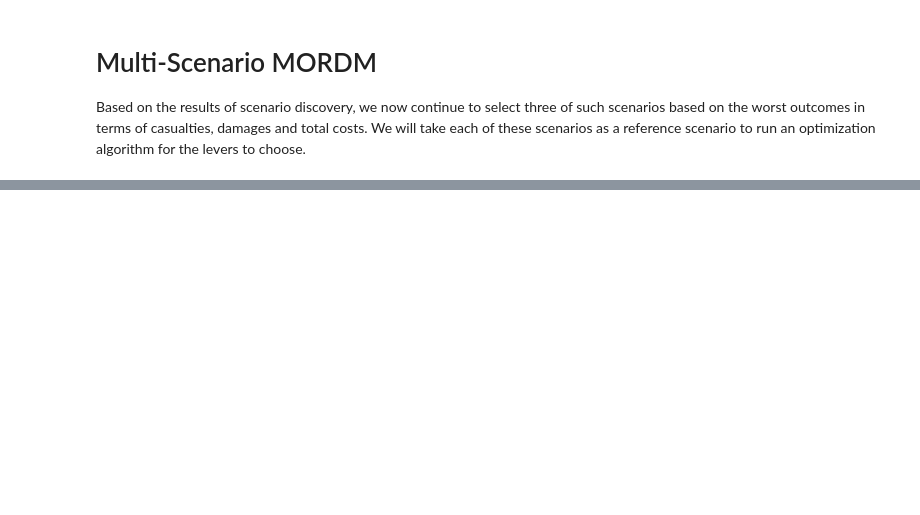
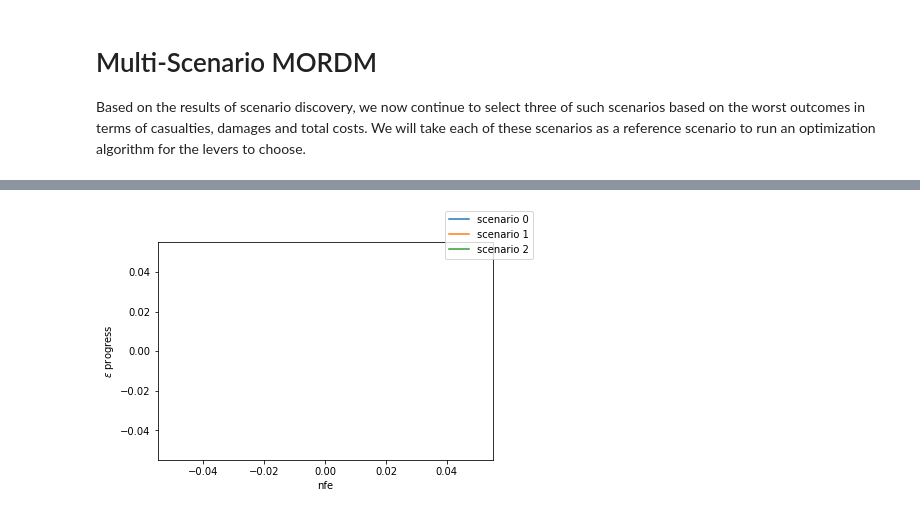
Before and after one commit to herzogrh/model-based-decision-making, a Jupyter notebook: model/2 - Multi-Scenario MORDM Gelderland.ipynb, the cells around one changed output, grey strips where cells are left out. Saved outputs shown, nothing was run; the diff lists cells and outputs as text; code cells hidden in the pictures; blank space fills up the shorter version.

Commit message:
Start of The Multi-Scenario Part MORDM

```diff
--- a/model/2 - Multi-Scenario MORDM Gelderland.ipynb
+++ b/model/2 - Multi-Scenario MORDM Gelderland.ipynb
@@ -321,0 +332,31 @@ Based on the results of scenario discovery, we now continue to select three of s
+# %%
+#Sum up Deaths and Damages
+results_df["Deaths Aggregated"] = results_df["A1_2 Aggr Expected Number of Deaths"] + results_df["A3 Aggr Expected Number of Deaths"]
+results_df["Damages Aggregated"] = results_df["A1_2 Aggr Expected Annual Damage"] + results_df["A3 Expected Annual Damage"]
+# %%
+#Get the three reference scenarios
+scenario_indices = [results_df.sort_values(["Evacuation Costs"]).tail(1).index[0],
+                    results_df.sort_values(["Deaths Aggregated"]).tail(1).index[0],
+                    results_df.sort_values(["Damages Aggregated"]).tail(1).index[0]]
+selected = results_df.iloc[scenario_indices, 0:19]
+# %%
+#Create the three reference case scenario instances
+scenarios_mordm = [Scenario(f"{index}", **row) for index, row in selected.iterrows()]
+# %%
+def optimize(scenario, nfe, model, converge_metrics, epsilons):
+
+    with MultiprocessingEvaluator(model) as evaluator:
+        results, convergence = evaluator.optimize(nfe=20, searchover='levers',
+                                     convergence=convergence_metrics,
+                                     epsilons=epsilons,
+                                     reference=scenario)
+    return results, convergence
+
+
+results = []
+
+for scenario in scenarios_mordm:
+    convergence_metrics = [EpsilonProgress()]
+    epsilons = [0.1,]*len(dike_model.outcomes)
+
+    results.append(optimize(scenario, 1e4, dike_model, convergence_metrics, epsilons))
@@ -321,0 +384,11 @@ Based on the results of scenario discovery, we now continue to select three of s
+# %%
+fig, (ax2) = plt.subplots(ncols=1)
+for i, (_, convergence) in enumerate(results):
+    ax2.plot(convergence.nfe, convergence.epsilon_progress, label=f'scenario {i}')
+
+ax2.set_ylabel('$\epsilon$ progress')
+ax2.set_xlabel('nfe')
+fig.legend()
+plt.show()
+# %% [output]
+[figure, added]
```
Also changed, not shown: parts of 23 cells of this notebook, 2 other files.
